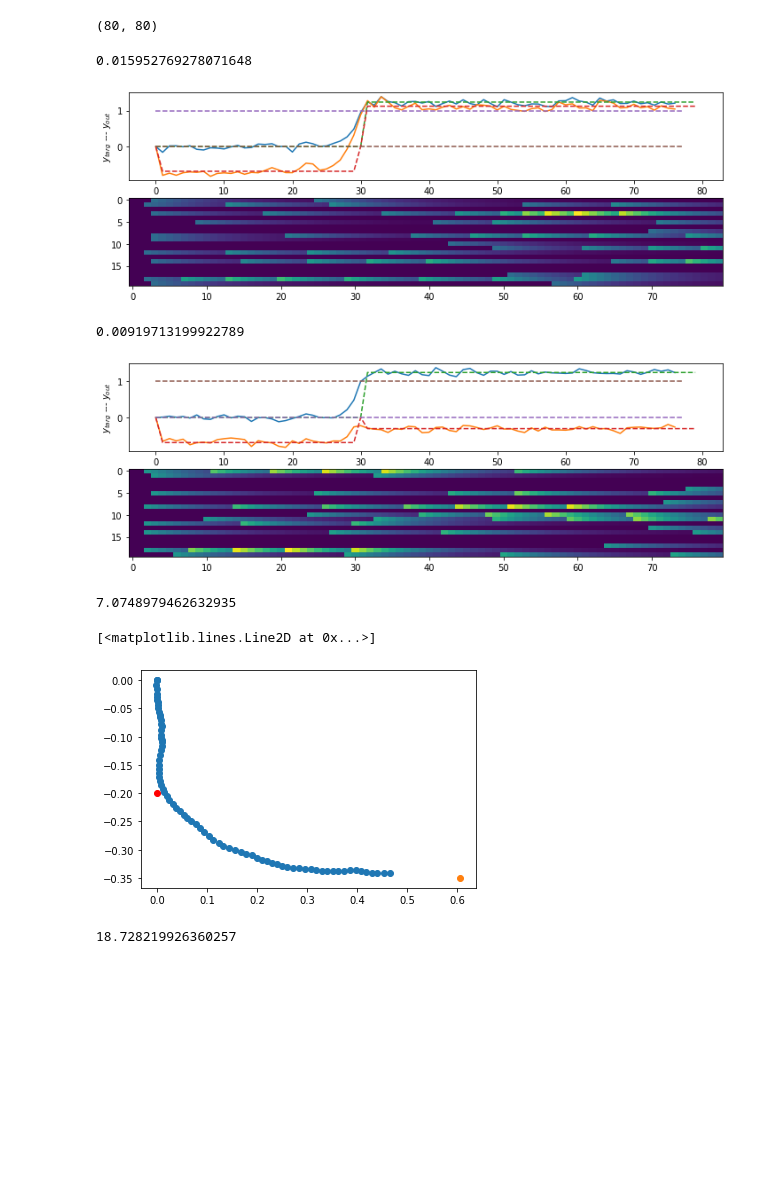
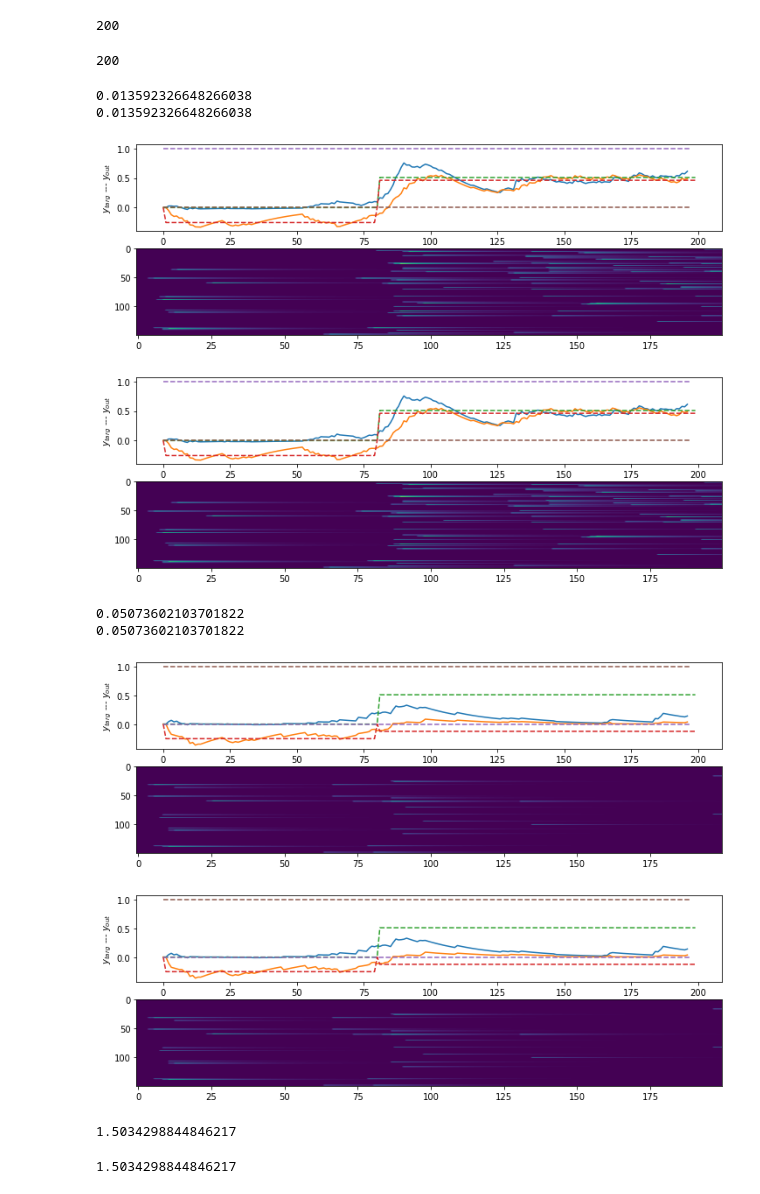
Before and after one commit to cristianocapone/LTTB, a Jupyter notebook: ButtonAndFood/ButtonAndFood.ipynb, the cells around one changed output. Saved outputs shown, nothing was run; the diff lists cells and outputs as text; code cells hidden in the pictures; blank space fills up the shorter version.

```diff
--- a/ButtonAndFood/ButtonAndFood.ipynb
+++ b/ButtonAndFood/ButtonAndFood.ipynb
@@ -86,6 +86,6 @@ train_bttns = np.array ([(0, rb) for t in train_theta])
 valid_bttns = np.array ([(rb * np.cos (t), rb * np.sin (t)) for t in valid_theta])
 
 # Here we ask the env for the expert behaviour
-epar = {'offT' : (1, 1), 'steps' : (29, 49), 'T' : (30, 50)}
+epar = {'offT' : (1, 1), 'steps' : (79, 119), 'T' : (80, 120)}
 train_exp = [env.build_expert (targ, init, btn, **epar) for targ, btn in zip (train_targs, train_bttns)]
 #valid_exp = [env.build_expert (targ, init, btn, **epar) for targ, btn in zip (valid_targs, valid_bttns)]
@@ -108,5 +111,4 @@ plt.show()
 # %%
-
 import numpy as np
 
 import matplotlib.pyplot as plt
@@ -115,7 +117,7 @@ from tqdm import trange
 import random
 
 
-N, I, O, T = 500, 80, 2, 80
+N, I, O, T = 500, 80, 2, 200
 shape = (N, I, O, T)
 
 dt = .001
@@ -132,7 +134,7 @@ beta_targ = np.exp(-dt/tau_star)
 beta_W = np.exp(-dt/tau_W)
 
 sigma_context = 0.
-sigma_targ = 5.#10**1.5
+sigma_targ = 25.#10**1.5
 sigma_in = 12.
 
 dv = 1 / 500.
@@ -150,7 +152,6 @@ Ne = 400
 Ni = 100
 
 N = Ne+Ni
-
 
 n_contexts = 2
 
@@ -220,7 +224,7 @@ apicalFactorTest = 0
 nIterRec = 50
 
 eta = 5.
-eta_out = 0.1
+eta_out = 0.05
 etaW = .0
 
 for iter in range(nIterRec):
@@ -237,7 +241,6 @@ for iter in range(nIterRec):
         lttb.y_targ = lttb.y_targ_collection[cont_index]
         lttb.I_clock = lttb.I_clock_collection[cont_index]
 
-
         lttb.initialize(par)
 
         #run simulation
@@ -252,7 +255,7 @@ for iter in range(nIterRec):
             DJ = np.outer(( lttb.S_apic_dist[:,t+1] - f(lttb.VapicRec[:,t],gamma) )*(1-lttb.S_apic_dist[:,t]) ,dH)
             lttb.J =  lttb.J + eta*DJ
 
-            SR = lttb.S_filtRO[:,t+1]#lttb.B_filt_rec[:,t+1]#
+            SR = lttb.B_filt_rec[:,t+1]#lttb.S_filtRO[:,t+1]#
             Y = lttb.Jout@SR
             DJRO = np.outer(lttb.y_targ[:,t+1] - Y,SR.T)
             lttb.Jout =  lttb.Jout + eta_out*DJRO
@@ -278,7 +281,7 @@ for iter in range(nIterRec):
 
                 lttb.step(apicalFactor = apicalFactorTest)
 
-            SR = lttb.S_filtRO[:,1:-2]# lttb.B_filt_rec[:,1:-2]#
+            SR = lttb.B_filt_rec[:,1:-2]#lttb.S_filtRO[:,1:-2]#
             Y = lttb.Jout@SR
             mse_rec_train = np.std(lttb.y_targ[:,1:-2] - Y)**2
 
@@ -307,7 +307,9 @@ for iter in range(nIterRec):
 # %%
-np.shape(lttb.I_clock)
+
+lttb.T
 # %% [output]
-(80, 80)
+200
+200
 # %%
 for cont_index in range(n_contexts):
 
@@ -331,37 +333,42 @@ for cont_index in range(n_contexts):
         if t==200:
             apicalFactor = 0
             #lttb.cont = lttb.cont*0.1
             #lttb.cont[0] = 1
         context.append(lttb.cont)
 
         lttb.step(apicalFactor = apicalFactor)
 
-    SR = lttb.S_filtRO[:,1:-2]#lttb.B_filt_rec[:,1:-2]#
+    SR = lttb.B_filt_rec[:,1:-2]#lttb.S_filtRO[:,1:-2]#
     Y = lttb.Jout@SR
     mse_rec_train = np.std(lttb.y_targ[:,1:-2] - Y)**2
 
     print(mse_rec_train)
 
 #mse, Y = lttb.train_ro(par,out_epochs = 1)
 
     plt.figure(figsize=(12, 4))
     plt.subplot(211)
     plt.plot(Y.T)
     plt.plot(lttb.y_targ.T,'--')
     plt.plot(np.array(context),'--')
 
     plt.xlabel('time(s)')
     plt.ylabel('$y_{targ}$ --- $y_{out}$')
     plt.subplot(212)
-    plt.imshow(lttb.S_filtRO[0:20,:],aspect='auto')
+    plt.imshow(lttb.B_filt_rec[0:150,:],aspect='auto')
+    #plt.plot(lttb.B_filt_rec.T)
 
     #plt.subplot(313)
     #plt.imshow(lttb.S_wind[0:20,:],aspect='auto')
 
     plt.show()
 # %% [output]
-0.015952769278071648
+0.013592326648266038
+0.013592326648266038
-[figure, old version]
+[figure, new version]
+[figure, new version]
-0.00919713199922789
+0.05073602103701822
+0.05073602103701822
-[figure, old version]
+[figure, added]
+[figure, added]
 # %%
@@ -397,19 +406,8 @@ for t in range (par['T']-2):
     R = max (R, r)
 
     if done: break
-# %%
-R
-# %% [output]
-7.0748979462632935
-# %%
-plt.figure()
-plt.plot(trajectory[0],trajectory[1],'o')
-plt.plot(targ_test[0],targ_test[1],'o')
-plt.plot(btn_test[0],btn_test[1],'ro')
-# %% [output]
-[<matplotlib.lines.Line2D at 0x...>]
-[figure, removed]
-# %%
-R
-# %% [output]
-18.728219926360257
+# %%
+R
+# %% [output]
+1.5034298844846217
+1.5034298844846217
```
Also changed, not shown: parts of 9 cells of this notebook, 3 other files.
